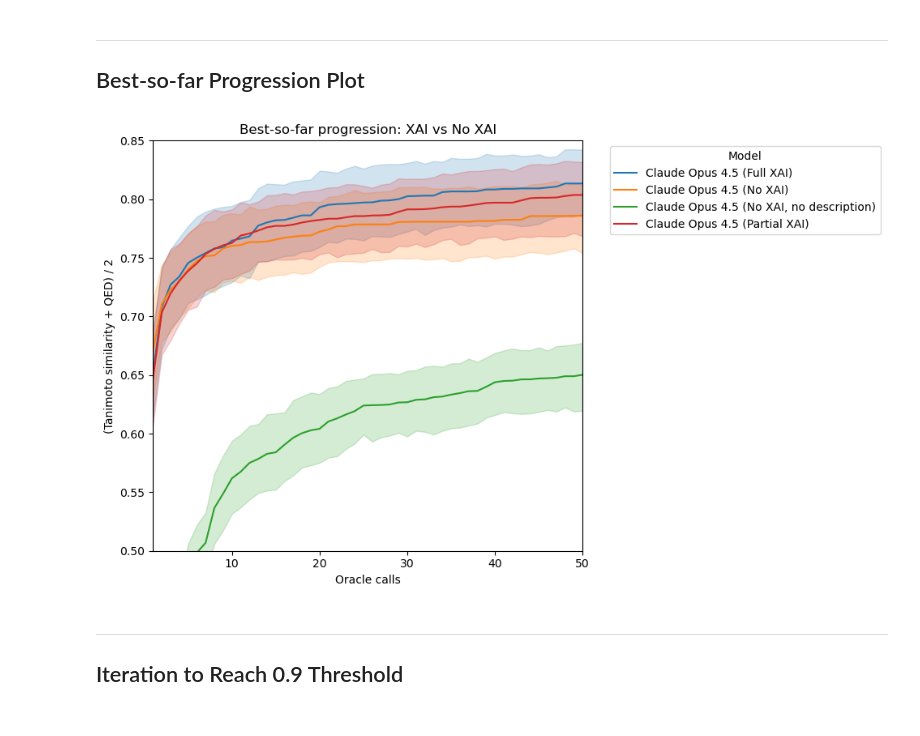
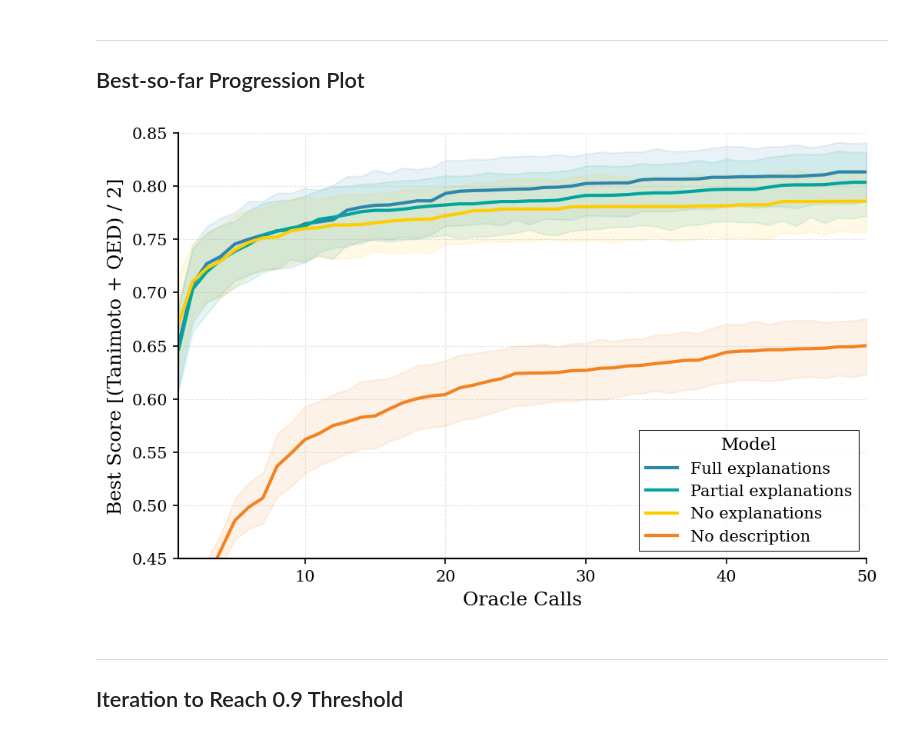
Before and after one commit to FabianKruger/molecule-optimization-agent, a Jupyter notebook: analysis/paper/xai_vs_no_xai_random_molecules.ipynb, the cells around one changed output. Saved outputs shown, nothing was run; the diff lists cells and outputs as text; code cells hidden in the pictures.

Commit message:
created figures and tables for paper

```diff
--- a/analysis/paper/xai_vs_no_xai_random_molecules.ipynb
+++ b/analysis/paper/xai_vs_no_xai_random_molecules.ipynb
@@ -128,36 +128,112 @@ Name: iteration, Length: 80, dtype: int64
 # %%
 # Compute best-so-far (cummax needs data sorted by iteration)
 df["best_so_far"] = (
     df.sort_values("iteration")
     .groupby(["model", "target_molecule"])["score"]
     .cummax()
 )
 
 # Pivot so each run is a column, forward-fill to handle runs ending early
 max_iter = 50  # Limit to 50 iterations
 all_iterations = range(1, max_iter + 1)
 df_plot = (
     df[df["iteration"] <= max_iter]
     .pivot_table(index="iteration", columns=["model", "target_molecule"], values="best_so_far")
     .reindex(all_iterations)
     .ffill()
     .melt(ignore_index=False)
     .reset_index()
 )
 
+# Set publication-quality style
+plt.rcParams.update({
+    'font.size': 11,
+    'font.family': 'serif',
+    'axes.labelsize': 12,
+    'axes.titlesize': 13,
+    'xtick.labelsize': 10,
+    'ytick.labelsize': 10,
+    'legend.fontsize': 10,
+    'figure.figsize': (6, 4),
+    'axes.linewidth': 1.0,
+    'grid.linewidth': 0.5,
+    'lines.linewidth': 2.0,
+})
+
+# Create figure with better proportions
+fig, ax = plt.subplots(figsize=(7, 4.5), dpi=150)
+
+# Define color palette for explanation conditions
+unique_models = df_plot['model'].unique()
+model_colors = {
+    'Claude Opus 4.5 (Full XAI)': '#2E86AB',
+    'Claude Opus 4.5 (Partial XAI)': '#00a69d',
+    'Claude Opus 4.5 (No XAI)': '#ffcc00',
+    'Claude Opus 4.5 (No XAI, no description)': '#f58220',
+}
+
+# Define legend order and labels
+legend_order = [
+    'Claude Opus 4.5 (Full XAI)',
+    'Claude Opus 4.5 (Partial XAI)',
+    'Claude Opus 4.5 (No XAI)',
+    'Claude Opus 4.5 (No XAI, no description)',
+]
+
+legend_labels = {
+    'Claude Opus 4.5 (Full XAI)': 'Full explanations',
+    'Claude Opus 4.5 (Partial XAI)': 'Partial explanations',
+    'Claude Opus 4.5 (No XAI)': 'No explanations',
+    'Claude Opus 4.5 (No XAI, no description)': 'No description',
+}
+
 # Plot with seaborn (mean + 95% bootstrap CI)
-plt.figure(figsize=(10, 6))
-sns.lineplot(data=df_plot, x="iteration", y="value", hue="model", errorbar=('ci', 95))
-plt.xlabel("Oracle calls")
-plt.ylabel("(Tanimoto similarity + QED) / 2")
-plt.xlim(1, 50)
-plt.ylim(0.5, 0.85)
-plt.title("Best-so-far progression: XAI vs No XAI")
-plt.legend(title="Model", bbox_to_anchor=(1.05, 1), loc='upper left')
+sns.lineplot(
+    data=df_plot,
+    x="iteration",
+    y="value",
+    hue="model",
+    hue_order=legend_order,
+    palette=model_colors,
+    errorbar=('ci', 95),
+    err_kws={'alpha': 0.1},  # Make confidence interval more transparent
+    linewidth=2.0,
+    ax=ax
+)
+
+# Styling
+ax.set_xlabel("Oracle Calls", fontsize=12, fontweight='normal')
+ax.set_ylabel("Best Score [(Tanimoto + QED) / 2]", fontsize=12, fontweight='normal')
+ax.set_xlim(1, 50)
+ax.set_ylim(0.45, 0.85)
+ax.grid(True, alpha=0.3, linestyle='--', linewidth=0.5)
+ax.spines['top'].set_visible(False)
+ax.spines['right'].set_visible(False)
+
+# Improve legend with renamed labels
+handles, labels = ax.get_legend_handles_labels()
+new_labels = [legend_labels.get(label, label) for label in labels]
+legend = ax.legend(
+    handles,
+    new_labels,
+    title='Model',
+    frameon=True,
+    fancybox=False,
+    shadow=False,
+    framealpha=0.95,
+    edgecolor='black',
+    loc='lower right'
+)
+legend.get_frame().set_linewidth(0.5)
+
 plt.tight_layout()
+
+# Save figure as PDF
+plt.savefig('./figures/xai_vs_no_xai_random_molecules.pdf', format='pdf', bbox_inches='tight', dpi=300)
+
 plt.show()
 # %% [output]
-[figure, old version]
+[figure, new version]
 # %% [markdown]
 ---
 ## Iteration to Reach 0.9 Threshold
```
Also changed, not shown: 9 other files.
